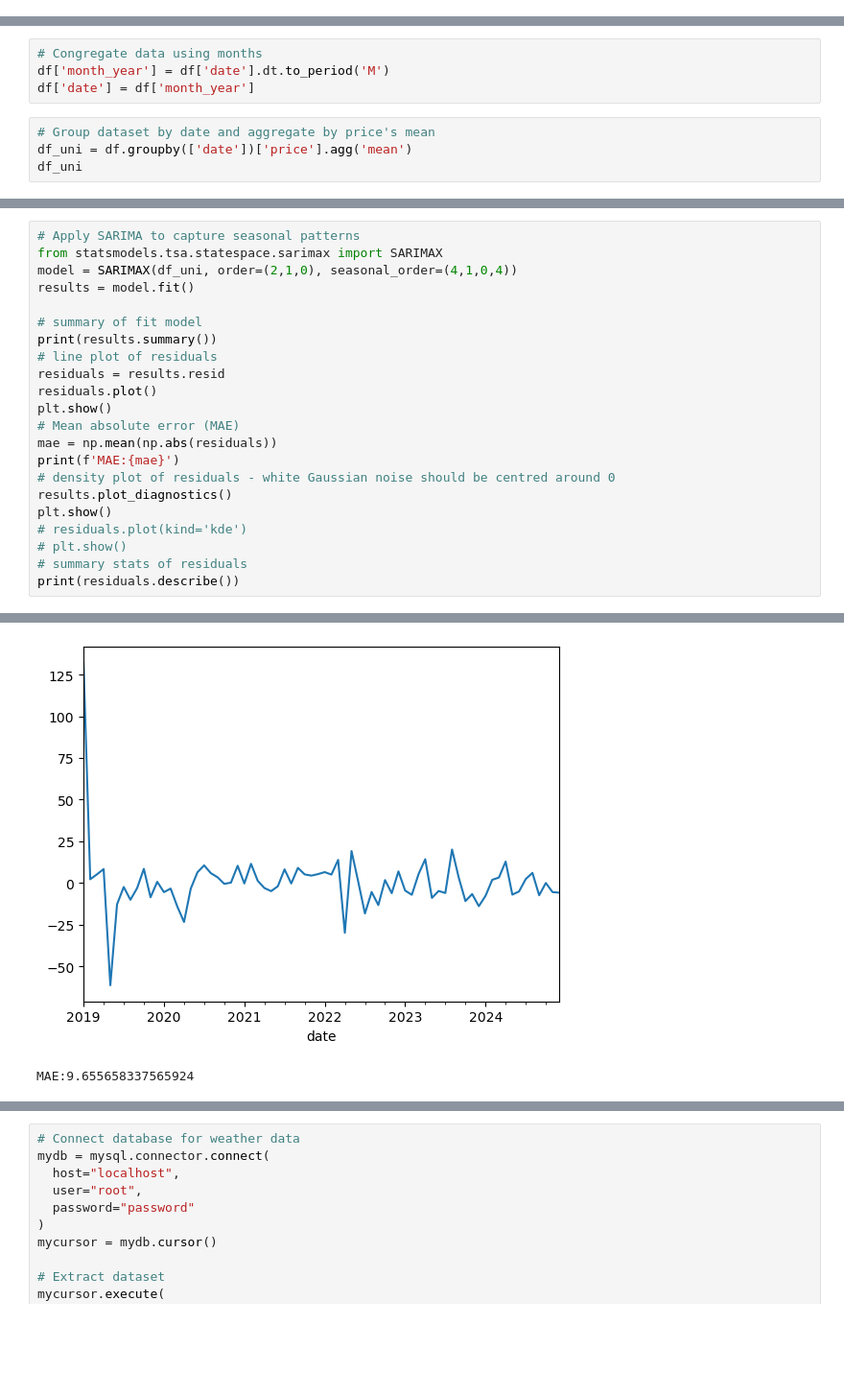
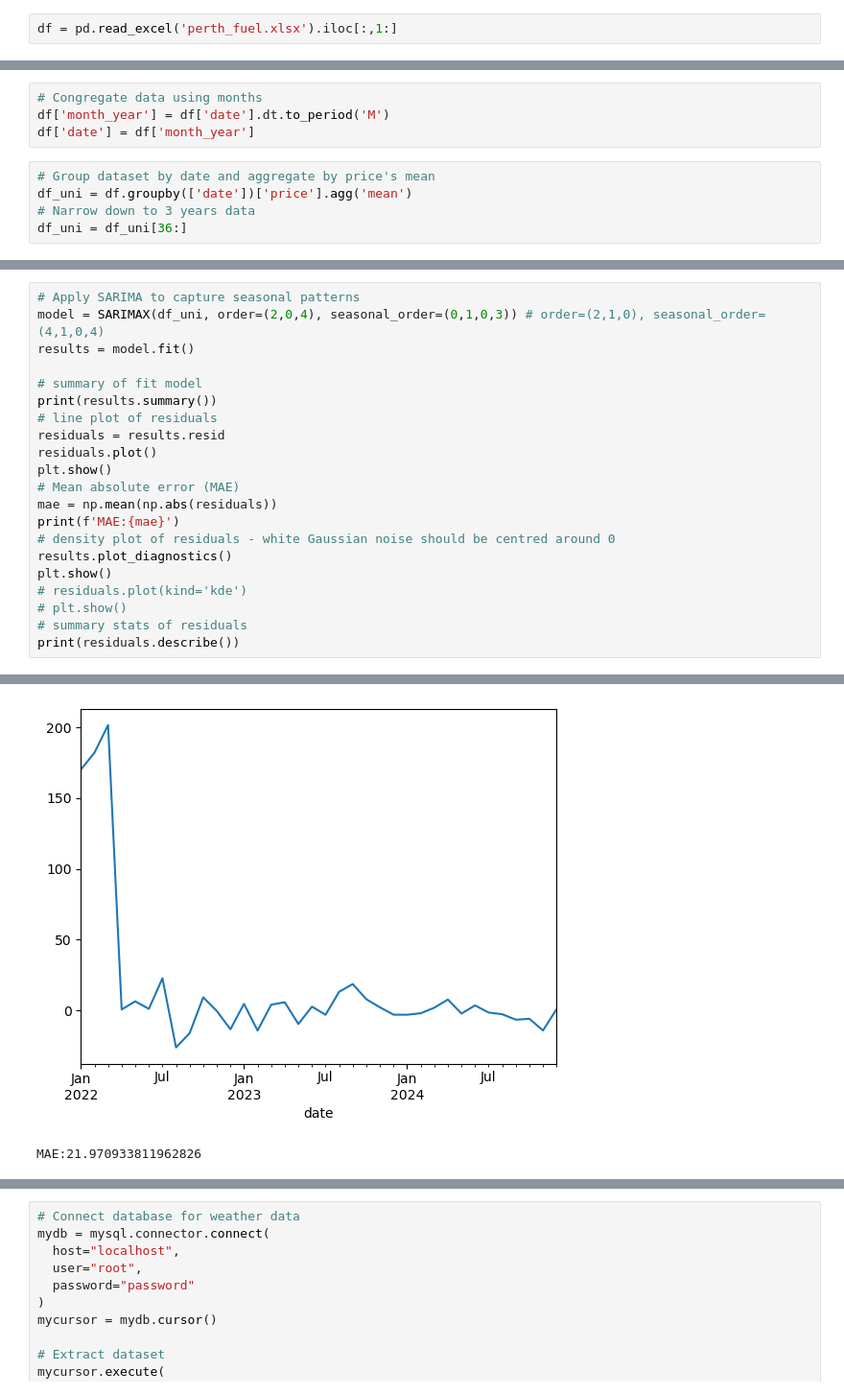
Before and after one commit to moscmh/portfolio, a Jupyter notebook: Time_Series/Perth_Fuel_Forecast/perth_fuel.ipynb, the cells around one changed output, grey strips where cells are left out. Shown at 96% size. Cells and saved outputs as stored; diff of their text form; blank space fills up the shorter version.

```diff
--- a/Time_Series/Perth_Fuel_Forecast/perth_fuel.ipynb
+++ b/Time_Series/Perth_Fuel_Forecast/perth_fuel.ipynb
@@ -69,3 +70,5 @@ Number of columns: 3
+# %%
+df = pd.read_excel('perth_fuel.xlsx').iloc[:,1:]
 # %%
 df.drop_duplicates(inplace=True)
 print(f"Number of rows: {df.shape[0]}")
@@ -105,4 +110,5 @@ df['date'] = df['month_year']
 # %%
 # Group dataset by date and aggregate by price's mean
 df_uni = df.groupby(['date'])['price'].agg('mean')
-df_uni
+# Narrow down to 3 years data
+df_uni = df_uni[36:]
@@ -391,7 +385,6 @@ plt.show()
 # %%
 # Apply SARIMA to capture seasonal patterns
-from statsmodels.tsa.statespace.sarimax import SARIMAX
-model = SARIMAX(df_uni, order=(2,1,0), seasonal_order=(4,1,0,4))
+model = SARIMAX(df_uni, order=(2,0,4), seasonal_order=(0,1,0,3)) # order=(2,1,0), seasonal_order=(4,1,0,4)
 results = model.fit()
 
 # summary of fit model
@@ -432,2 +425,2 @@ Warnings:
-[figure, old version]
+[figure, new version]
-MAE:9.655658337565924
+MAE:21.970933811962826
```
Also changed, not shown: parts of 45 cells of this notebook, 1 other file.
